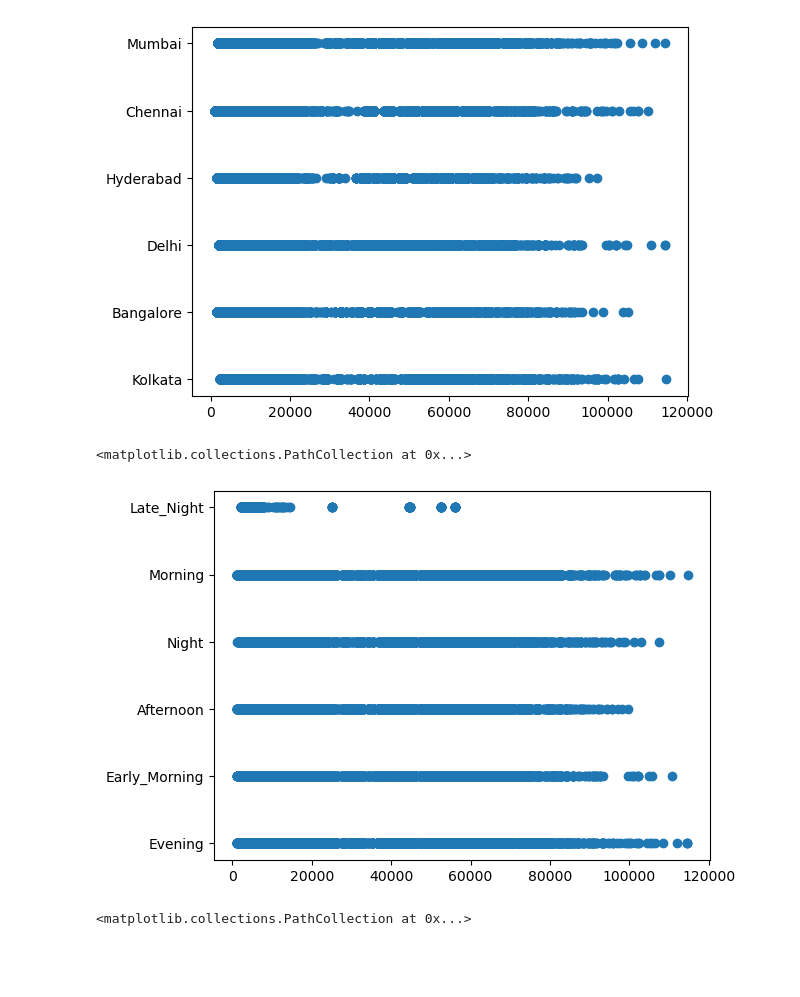
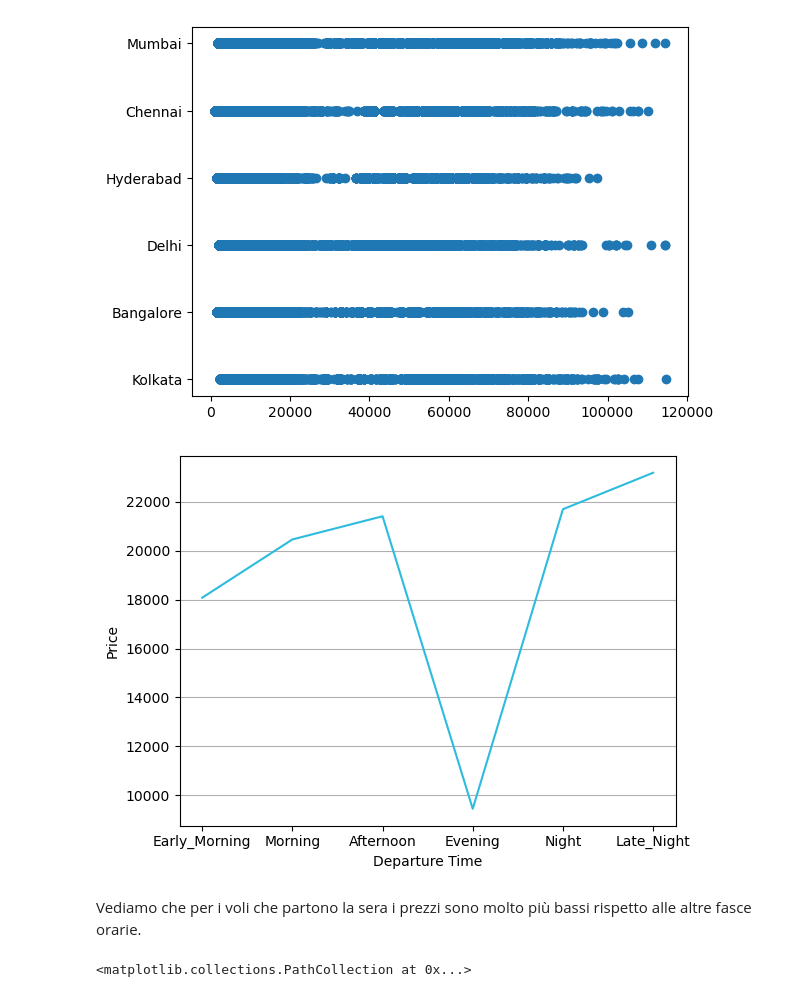
Before and after one commit to AivAiv/Flight_Price_Prediction, a Jupyter notebook: Progetto Programmazione Data Intensive.ipynb, the cells around one changed output. Saved outputs shown, nothing was run; the diff lists cells and outputs as text; code cells hidden in the pictures; blank space fills up the shorter version.

```diff
--- a/Progetto Programmazione Data Intensive.ipynb
+++ b/Progetto Programmazione Data Intensive.ipynb
@@ -160,18 +156,20 @@ dataset.describe()
 # %% [markdown]
 Ora osserviamo le distribuzioni dei valori delle variabili categoriche.
 # %%
+colors = ["#40e0d0", "#36ced7", "#2dbbde", "#23a9e5", "#1a97ec", "#1084f3"]
+
 airline_values = dataset["airline"].value_counts()
 dep_city_values = dataset["source_city"].value_counts()
 time_values = dataset["departure_time"].value_counts()
 
 plt.figure(figsize=(20, 5))
 
-plt.subplot(1, 3, 1).pie(airline_values, labels = airline_values.index, autopct='%2.2f%%')
+plt.subplot(1, 3, 1).pie(airline_values, labels = airline_values.index, autopct='%2.2f%%', colors = colors)
 plt.title('Airlines distribution');
 
-plt.subplot(1, 3, 2).pie(dep_city_values, labels = dep_city_values.index, autopct='%2.2f%%')
+plt.subplot(1, 3, 2).pie(dep_city_values, labels = dep_city_values.index, autopct='%2.2f%%', colors = colors)
 plt.title('Departure cities distribution');
 
-plt.subplot(1, 3, 3).pie(time_values, labels = time_values.index, autopct='%2.2f%%')
+plt.subplot(1, 3, 3).pie(time_values, labels = time_values.index, autopct='%2.2f%%', colors = colors)
 plt.title('Departure times distribution');
 # %% [output]
@@ -206,10 +211,18 @@ plt.scatter(x = dataset["price"], y = dataset["source_city"])
 <matplotlib.collections.PathCollection at 0x...>
 [figure]
 # %%
-plt.scatter(x = dataset["price"], y = dataset["departure_time"])
+departures_price = dataset.groupby(["departure_time"])["price"].mean().reset_index()
+times = ["Early_Morning", "Morning", "Afternoon", "Evening", "Night", "Late_Night"]
+
+plt.plot(times, departures_price["price"], color = colors[2])
+plt.xlabel("Departure Time")
+plt.ylabel("Price")
+plt.grid(axis='y')
+plt.show()
 # %% [output]
-<matplotlib.collections.PathCollection at 0x...>
-[figure, old version]
+[figure, new version]
+# %% [markdown]
+Vediamo che per i voli che partono la sera i prezzi sono molto più bassi rispetto alle altre fasce orarie.
 # %%
 plt.scatter(x = dataset["price"], y = dataset["stops"])
 # %% [output]
```
Also changed, not shown: parts of 10 cells of this notebook.
